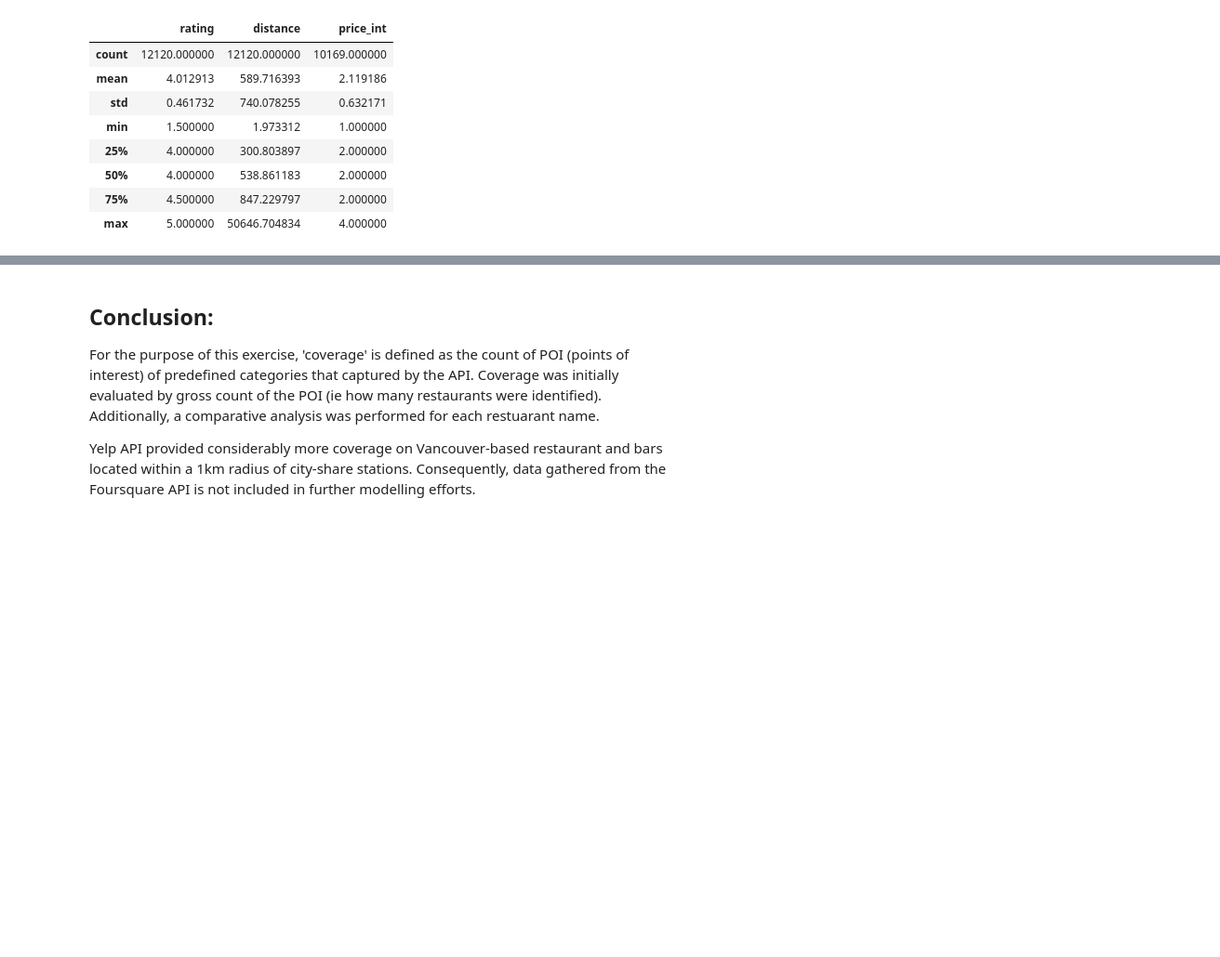
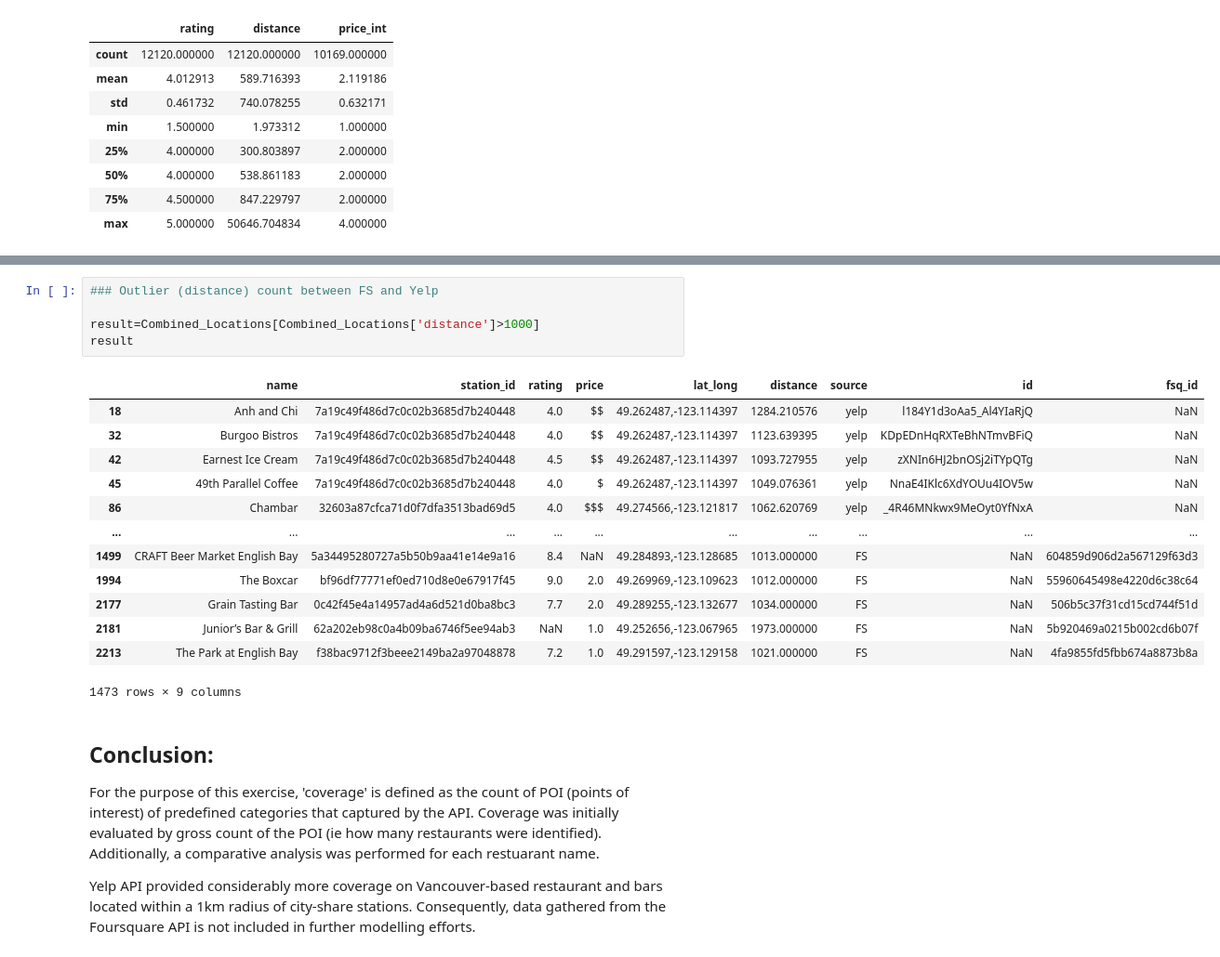
Before and after one commit to j-lepard/LHL-Statistics, a Jupyter notebook: notebooks/02.yelp_foursquare_EDA.ipynb, the cells around one changed output, grey strips where cells are left out. Shown at 93% size. Cells and saved outputs as stored; diff of their text form; blank space fills up the shorter version.

```diff
--- a/notebooks/02.yelp_foursquare_EDA.ipynb
+++ b/notebooks/02.yelp_foursquare_EDA.ipynb
@@ -566,3 +568,22 @@ plt.tight_layout()
+# %%
+### Outlier (distance) count between FS and Yelp
+
+result=Combined_Locations[Combined_Locations['distance']>1000]
+result
+# %% [output]
+|  | name | station_id | rating | price | lat_long | distance | source | id | fsq_id |
+| 18 | Anh and Chi | 7a19c49f486d7c0c02b3685d7b240448 | 4.0 | $$ | 49.262487,-123.114397 | 1284.210576 | yelp | l184Y1d3oAa5_Al4YIaRjQ | NaN |
+| 32 | Burgoo Bistros | 7a19c49f486d7c0c02b3685d7b240448 | 4.0 | $$ | 49.262487,-123.114397 | 1123.639395 | yelp | KDpEDnHqRXTeBhNTmvBFiQ | NaN |
+| 42 | Earnest Ice Cream | 7a19c49f486d7c0c02b3685d7b240448 | 4.5 | $$ | 49.262487,-123.114397 | 1093.727955 | yelp | zXNIn6HJ2bnOSj2iTYpQTg | NaN |
+| 45 | 49th Parallel Coffee | 7a19c49f486d7c0c02b3685d7b240448 | 4.0 | $ | 49.262487,-123.114397 | 1049.076361 | yelp | NnaE4IKlc6XdYOUu4IOV5w | NaN |
+| 86 | Chambar | 32603a87cfca71d0f7dfa3513bad69d5 | 4.0 | $$$ | 49.274566,-123.121817 | 1062.620769 | yelp | _4R46MNkwx9MeOyt0YfNxA | NaN |
+| ... | ... | ... | ... | ... | ... | ... | ... | ... | ... |
+| 1499 | CRAFT Beer Market English Bay | 5a34495280727a5b50b9aa41e14e9a16 | 8.4 | NaN | 49.284893,-123.128685 | 1013.000000 | FS | NaN | 604859d906d2a567129f63d3 |
+| 1994 | The Boxcar | bf96df77771ef0ed710d8e0e67917f45 | 9.0 | 2.0 | 49.269969,-123.109623 | 1012.000000 | FS | NaN | 55960645498e4220d6c38c64 |
+| 2177 | Grain Tasting Bar | 0c42f45e4a14957ad4a6d521d0ba8bc3 | 7.7 | 2.0 | 49.289255,-123.132677 | 1034.000000 | FS | NaN | 506b5c37f31cd15cd744f51d |
+| 2181 | Junior’s Bar & Grill | 62a202eb98c0a4b09ba6746f5ee94ab3 | NaN | 1.0 | 49.252656,-123.067965 | 1973.000000 | FS | NaN | 5b920469a0215b002cd6b07f |
+| 2213 | The Park at English Bay | f38bac9712f3beee2149ba2a97048878 | 7.2 | 1.0 | 49.291597,-123.129158 | 1021.000000 | FS | NaN | 4fa9855fd5fbb674a8873b8a |
+1473 rows × 9 columns
 # %% [markdown]
 ## Conclusion:
 
```
Also changed, not shown: parts of 2 cells of this notebook.
